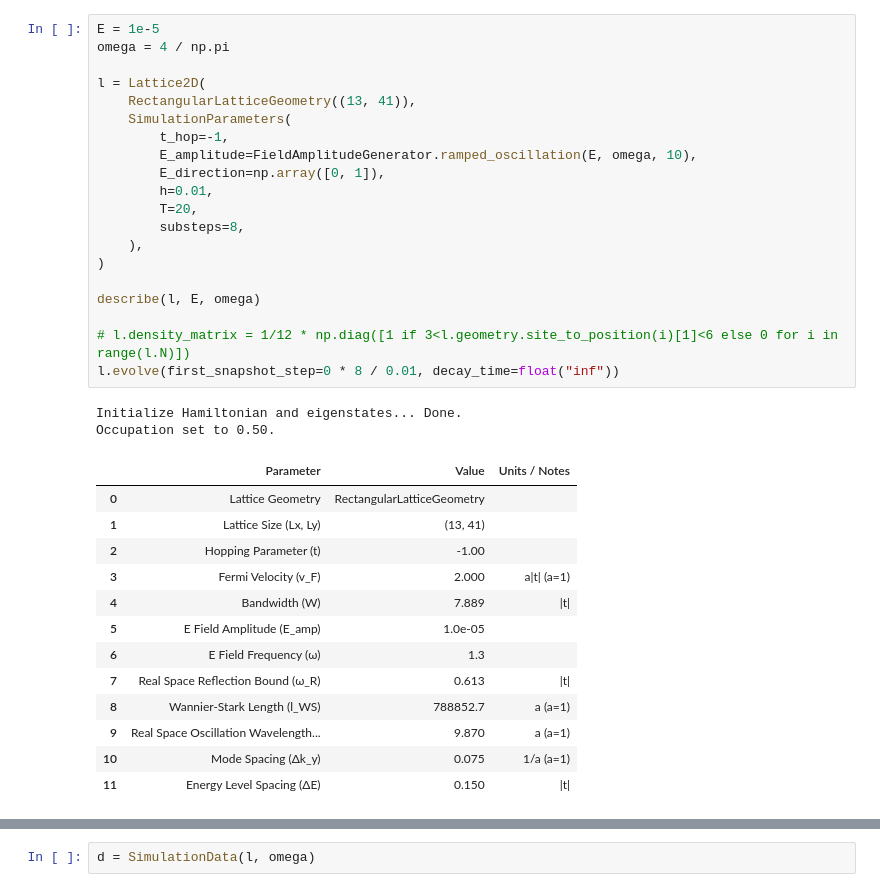
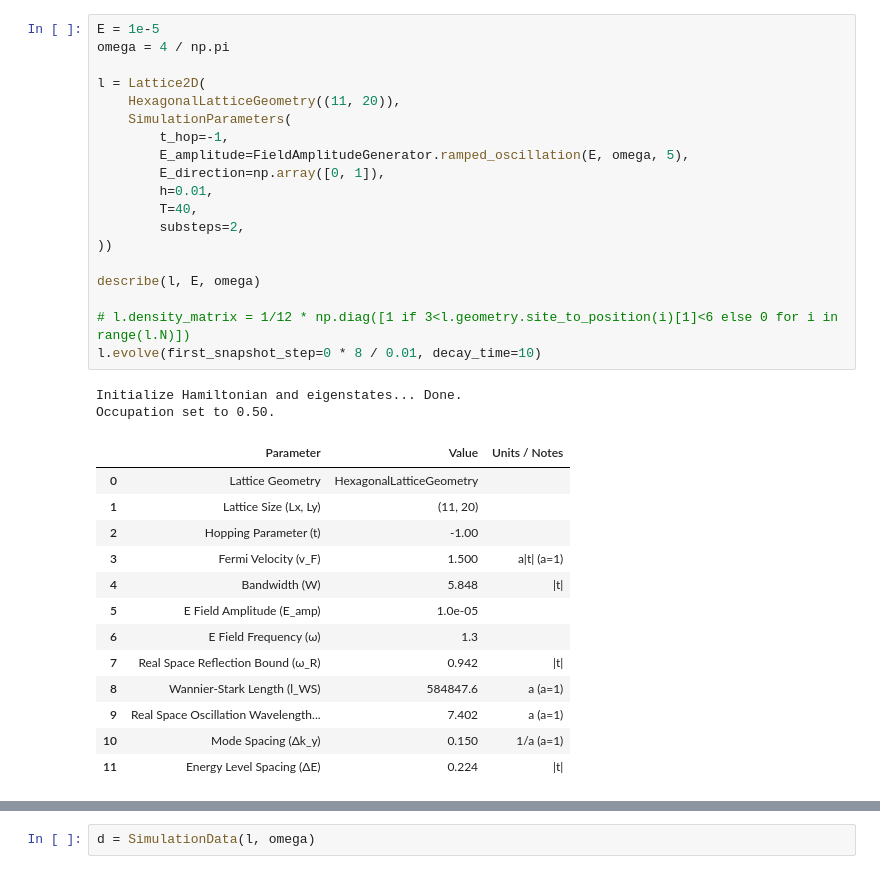
Before and after one commit to Leonard-P/orbitronics_research_project, a Jupyter notebook: test_optimizations.ipynb, the cells around one changed output, grey strips where cells are left out. Saved outputs shown, nothing was run; the diff lists cells and outputs as text.

```diff
--- a/test_optimizations.ipynb
+++ b/test_optimizations.ipynb
@@ -89,36 +196,35 @@ def describe(l: Lattice2D, E_amp, omega):
 # %%
 E = 1e-5
 omega = 4 / np.pi
 
 l = Lattice2D(
-    RectangularLatticeGeometry((13, 41)),
+    HexagonalLatticeGeometry((11, 20)),
     SimulationParameters(
         t_hop=-1,
-        E_amplitude=FieldAmplitudeGenerator.ramped_oscillation(E, omega, 10),
+        E_amplitude=FieldAmplitudeGenerator.ramped_oscillation(E, omega, 5),
         E_direction=np.array([0, 1]),
         h=0.01,
-        T=20,
-        substeps=8,
-    ),
-)
+        T=40,
+        substeps=2,
+))
 
 describe(l, E, omega)
 
 # l.density_matrix = 1/12 * np.diag([1 if 3<l.geometry.site_to_position(i)[1]<6 else 0 for i in range(l.N)])
-l.evolve(first_snapshot_step=0 * 8 / 0.01, decay_time=float("inf"))
+l.evolve(first_snapshot_step=0 * 8 / 0.01, decay_time=10)
 # %% [output]
 Initialize Hamiltonian and eigenstates... Done.
 Occupation set to 0.50.
 |  | Parameter | Value | Units / Notes |
-| 0 | Lattice Geometry | RectangularLatticeGeometry |  |
-| 1 | Lattice Size (Lx, Ly) | (13, 41) |  |
+| 0 | Lattice Geometry | HexagonalLatticeGeometry |  |
+| 1 | Lattice Size (Lx, Ly) | (11, 20) |  |
 | 2 | Hopping Parameter (t) | -1.00 |  |
-| 3 | Fermi Velocity (v_F) | 2.000 | a|t| (a=1) |
-| 4 | Bandwidth (W) | 7.889 | |t| |
+| 3 | Fermi Velocity (v_F) | 1.500 | a|t| (a=1) |
+| 4 | Bandwidth (W) | 5.848 | |t| |
 | 5 | E Field Amplitude (E_amp) | 1.0e-05 |  |
 | 6 | E Field Frequency (ω) | 1.3 |  |
-| 7 | Real Space Reflection Bound (ω_R) | 0.613 | |t| |
-| 8 | Wannier-Stark Length (l_WS) | 788852.7 | a (a=1) |
-| 9 | Real Space Oscillation Wavelength... | 9.870 | a (a=1) |
-| 10 | Mode Spacing (Δk_y) | 0.075 | 1/a (a=1) |
-| 11 | Energy Level Spacing (ΔE) | 0.150 | |t| |
+| 7 | Real Space Reflection Bound (ω_R) | 0.942 | |t| |
+| 8 | Wannier-Stark Length (l_WS) | 584847.6 | a (a=1) |
+| 9 | Real Space Oscillation Wavelength... | 7.402 | a (a=1) |
+| 10 | Mode Spacing (Δk_y) | 0.150 | 1/a (a=1) |
+| 11 | Energy Level Spacing (ΔE) | 0.224 | |t| |
```
Also changed, not shown: parts of 39 cells of this notebook, 4 other files.
